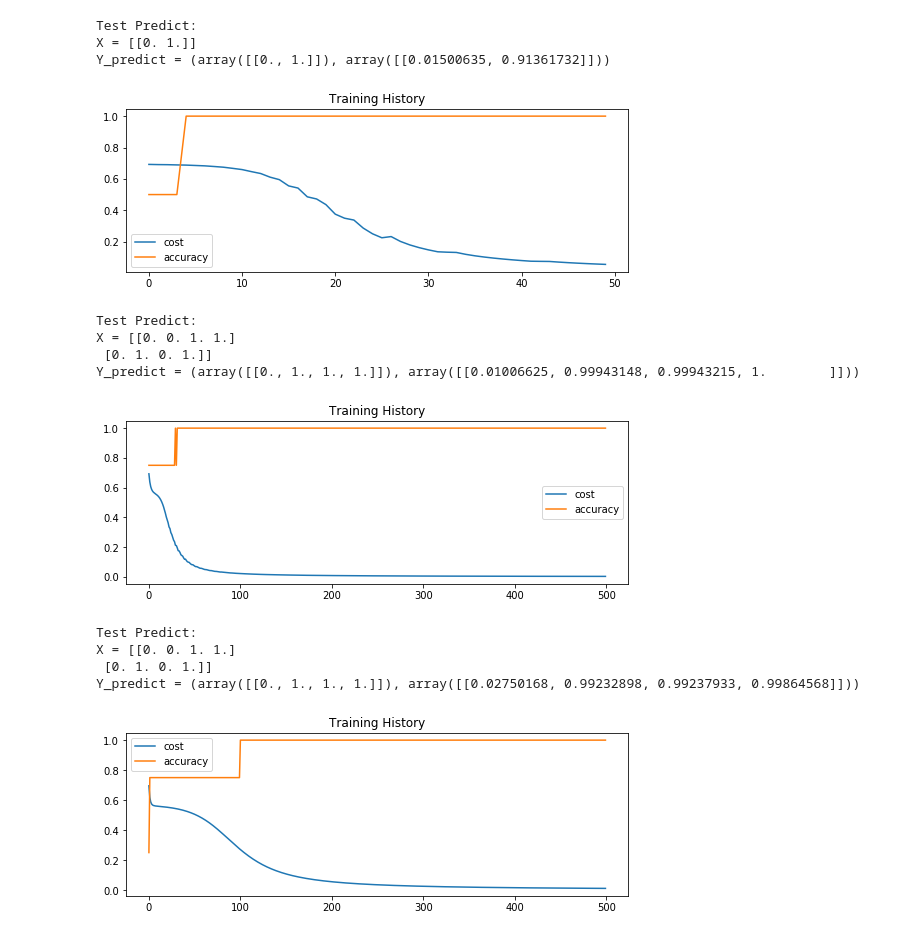
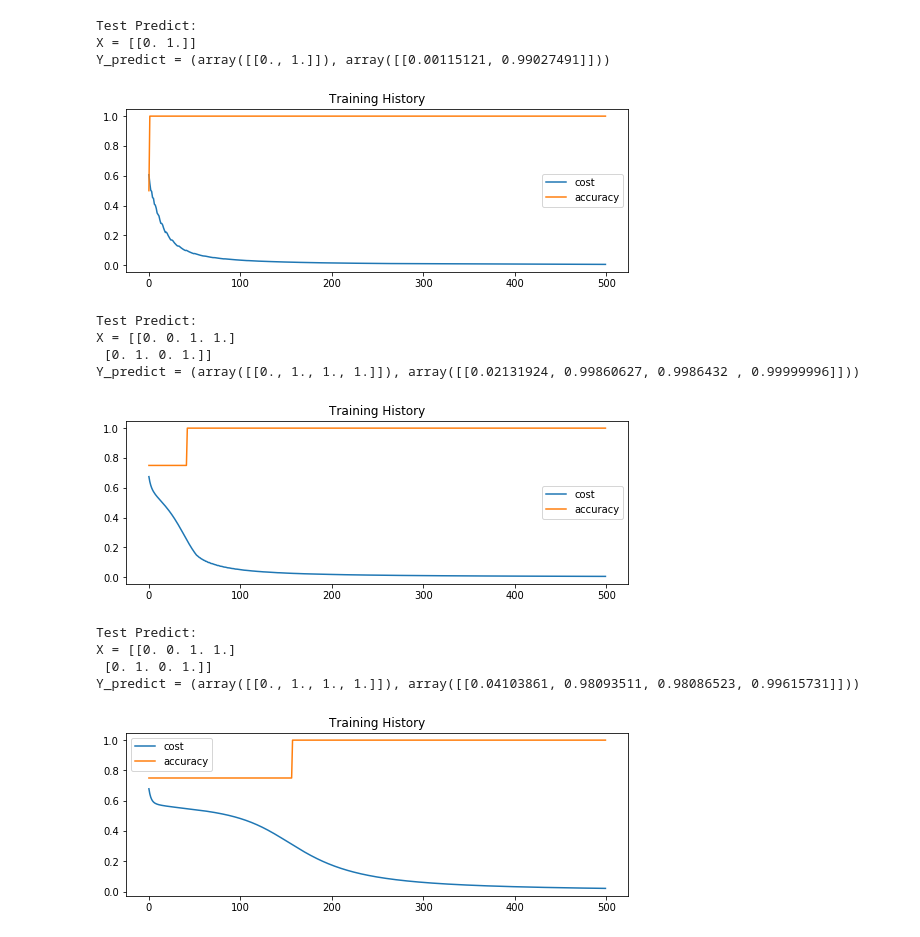
Before and after one commit to rogerallen/random_notebooks, a Jupyter notebook: simple_neural_net.ipynb, the cells around one changed output. Cells and saved outputs as stored; diff of their text form; code cells hidden in the pictures.

```diff
--- a/simple_neural_net.ipynb
+++ b/simple_neural_net.ipynb
@@ -25,10 +23,13 @@ def init_layers(nn, seed):
         layer_input_size = layer["input_dim"]
         layer_output_size = layer["output_dim"]
 
+        # BUGFIX! original code multiplied all randn values
+        # by 0.1 which REALLY screws things up and makes
+        # the nets VERY HARD TO TRAIN.
         nn_params['W' + str(layer_idx)] = np.random.randn(
-            layer_output_size, layer_input_size) * 0.1
+            layer_output_size, layer_input_size)
         nn_params['b' + str(layer_idx)] = np.random.randn(
-            layer_output_size, 1) * 0.1
+            layer_output_size, 1)
 
 def sigmoid(Z):
     return 1/(1+np.exp(-Z))
@@ -181,24 +182,24 @@ def train_and_check(X,Y,nn,epochs,learning_rate,seed):
 # %%
 # simple input-follows-output works fine
 nn = {
     "params": None,
     "architecture": [
         {"input_dim": 1, "output_dim": 1, "activation": "relu"},
         {"input_dim": 1, "output_dim": 1, "activation": "sigmoid"},
     ]
 }
 X = np.array([[0.0],[1.0]]).T
 Y = np.array([[0.0],[1.0]]).T
-epochs = 50
+epochs = 500
 seed = 1999 #42
 
-learning_rate = 1.0
+learning_rate = 0.5
 train_and_check(X,Y,nn,epochs,learning_rate,seed)
 # %% [output]
 Test Predict:
 X = [[0. 1.]]
-Y_predict = (array([[0., 1.]]), array([[0.01500635, 0.91361732]]))
+Y_predict = (array([[0., 1.]]), array([[0.00115121, 0.99027491]]))
-[figure, old version]
+[figure, new version]
 # %%
 # OR gate works fine
 nn = {
@@ -213,14 +214,14 @@ Y = np.array([[0.0],[1.0],[1.0],[1.0]]).T
 seed = 1984
 
 epochs = 500
-learning_rate = 1.0
+learning_rate = 0.5
 train_and_check(X,Y,nn,epochs,learning_rate,seed)
 # %% [output]
 Test Predict:
 X = [[0. 0. 1. 1.]
  [0. 1. 0. 1.]]
-Y_predict = (array([[0., 1., 1., 1.]]), array([[0.01006625, 0.99943148, 0.99943215, 1.        ]]))
+Y_predict = (array([[0., 1., 1., 1.]]), array([[0.02131924, 0.99860627, 0.9986432 , 0.99999996]]))
-[figure, old version]
+[figure, new version]
 # %%
 # full sigmoid OR gate works fine
 nn = {
@@ -233,15 +234,15 @@ nn = {
 X = np.array([[0.0,0.0],[0.0,1.0],[1.0,0.0],[1.0,1.0]]).T
 Y = np.array([[0.0],[1.0],[1.0],[1.0]]).T
 epochs = 500
-learning_rate = 1.0
+learning_rate = 0.5
 seed = 1984
 train_and_check(X,Y,nn,epochs,learning_rate,seed)
 # %% [output]
 Test Predict:
 X = [[0. 0. 1. 1.]
  [0. 1. 0. 1.]]
-Y_predict = (array([[0., 1., 1., 1.]]), array([[0.02750168, 0.99232898, 0.99237933, 0.99864568]]))
+Y_predict = (array([[0., 1., 1., 1.]]), array([[0.04103861, 0.98093511, 0.98086523, 0.99615731]]))
-[figure, old version]
+[figure, new version]
 # %%
 # full sigmoid AND gate works fine
 nn = {
```
Also changed, not shown: parts of 7 cells of this notebook.
